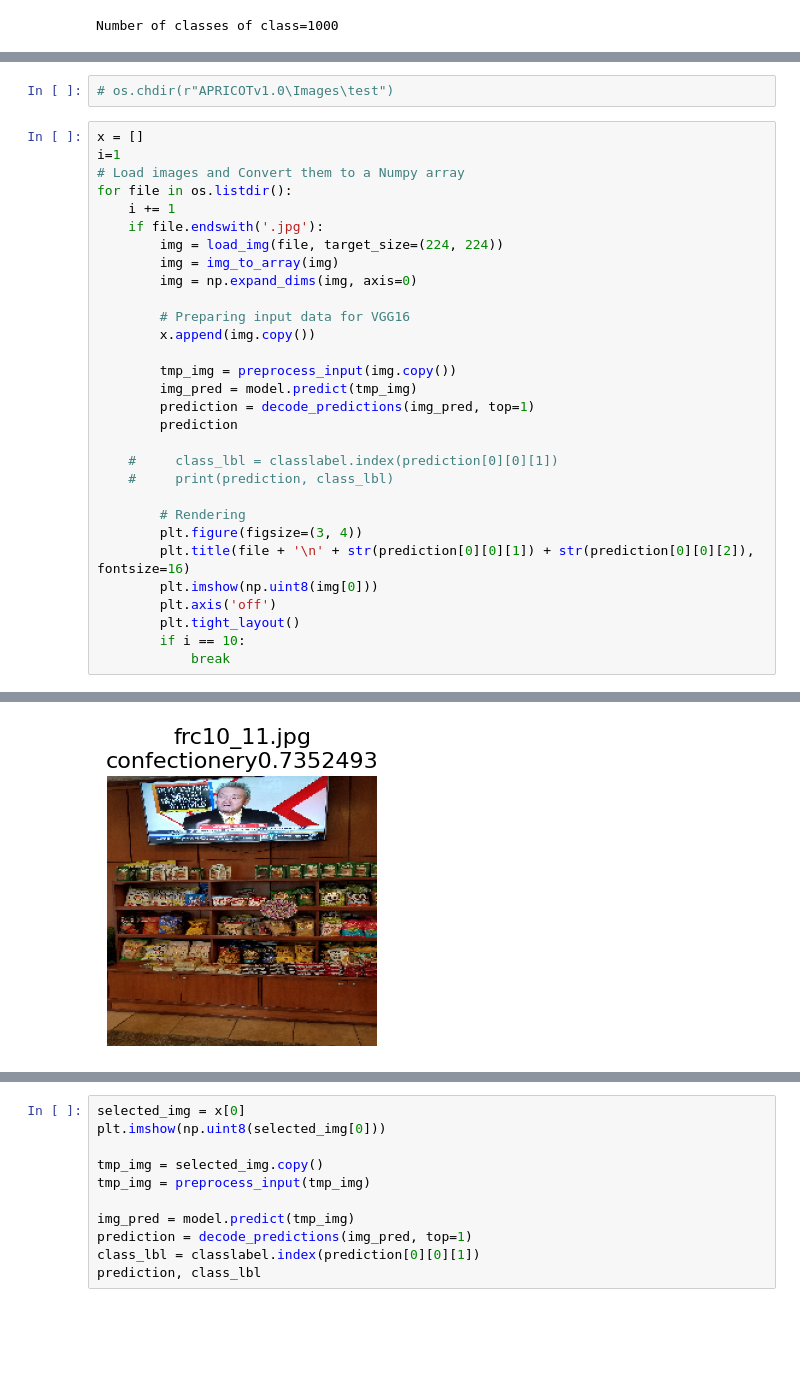
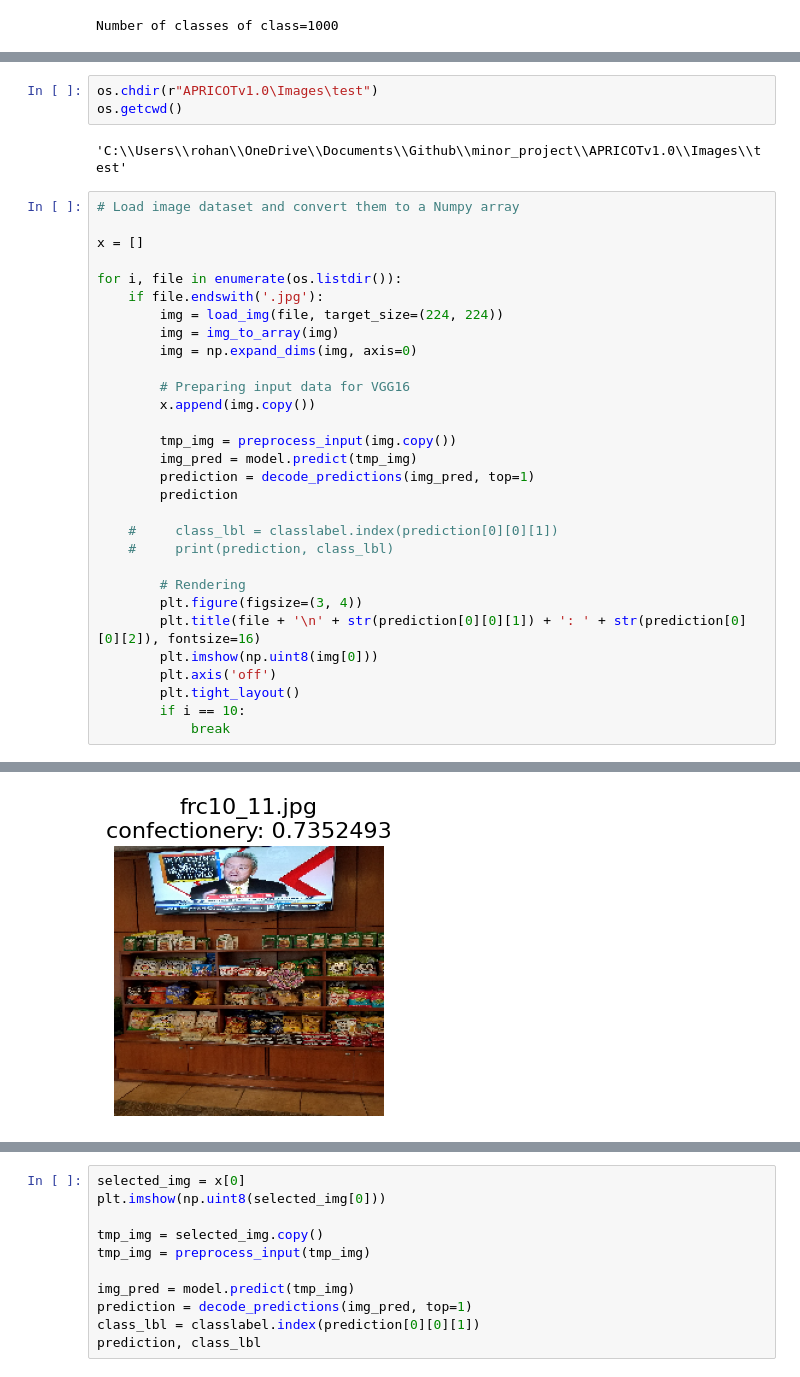
Before and after one commit to Rohanjos97/auto_inpainting, a Jupyter notebook: using cam approach.ipynb, the cells around one changed output, grey strips where cells are left out. Cells and saved outputs as stored; diff of their text form; blank space fills up the shorter version.

```diff
--- a/using cam approach.ipynb
+++ b/using cam approach.ipynb
@@ -51,11 +51,14 @@ if os.path.isdir('APRICOTv1.0') == False:
 # %%
-# os.chdir(r"APRICOTv1.0\Images\test")
+os.chdir(r"APRICOTv1.0\Images\test")
+os.getcwd()
+# %% [output]
+'C:\\Users\\rohan\\OneDrive\\Documents\\Github\\minor_project\\APRICOTv1.0\\Images\\test'
 # %%
+# Load image dataset and convert them to a Numpy array
+
 x = []
-i=1
-# Load images and Convert them to a Numpy array
-for file in os.listdir():
-    i += 1
+
+for i, file in enumerate(os.listdir()):
     if file.endswith('.jpg'):
         img = load_img(file, target_size=(224, 224))
         img = img_to_array(img)
@@ -74,7 +77,7 @@ for file in os.listdir():
 
         # Rendering
         plt.figure(figsize=(3, 4))
-        plt.title(file + '\n' + str(prediction[0][0][1]) + str(prediction[0][0][2]), fontsize=16)
+        plt.title(file + '\n' + str(prediction[0][0][1]) + ': ' + str(prediction[0][0][2]), fontsize=16)
         plt.imshow(np.uint8(img[0]))
         plt.axis('off')
         plt.tight_layout()
@@ -93 +98 @@ for file in os.listdir():
-[figure, old version]
+[figure, new version]
```
Also changed, not shown: parts of 16 cells of this notebook.
